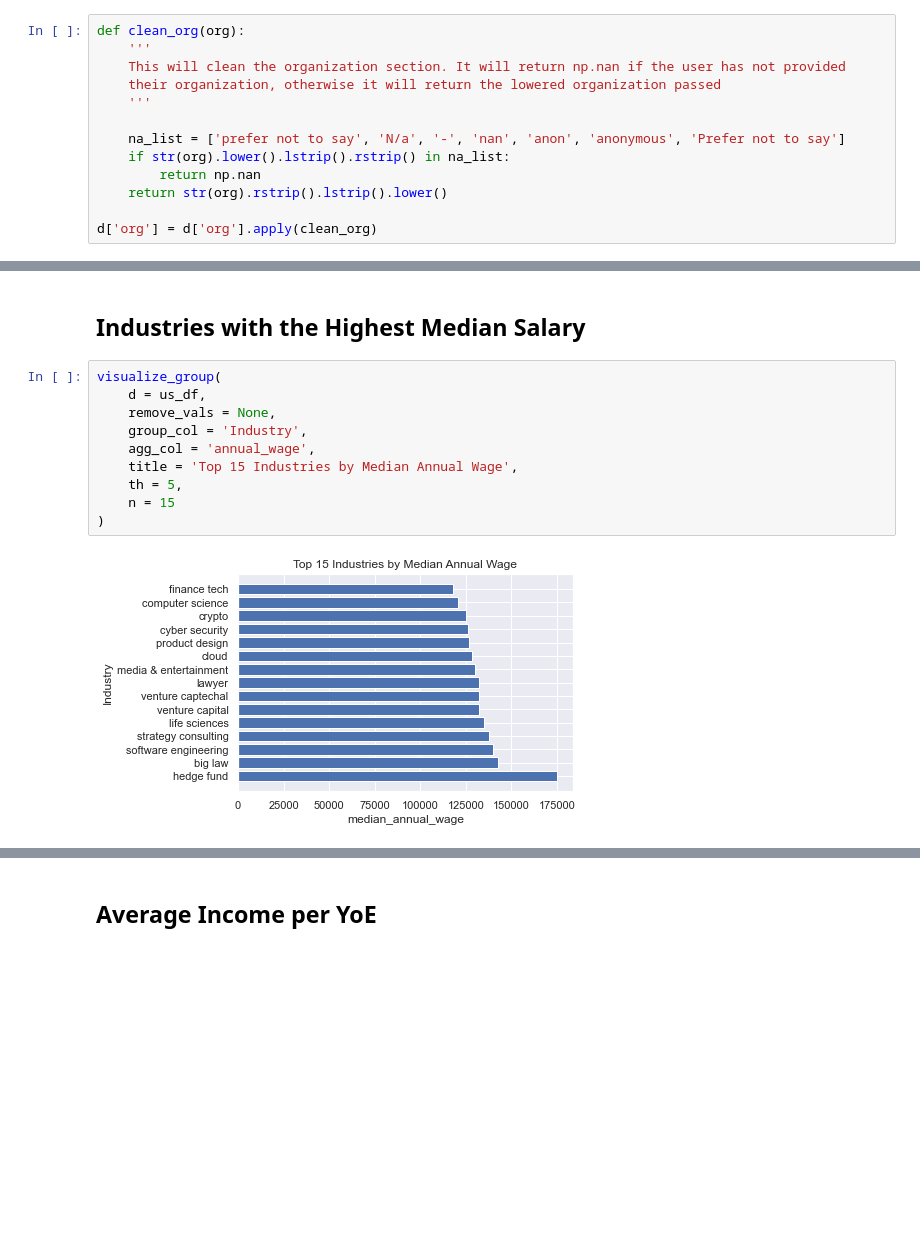
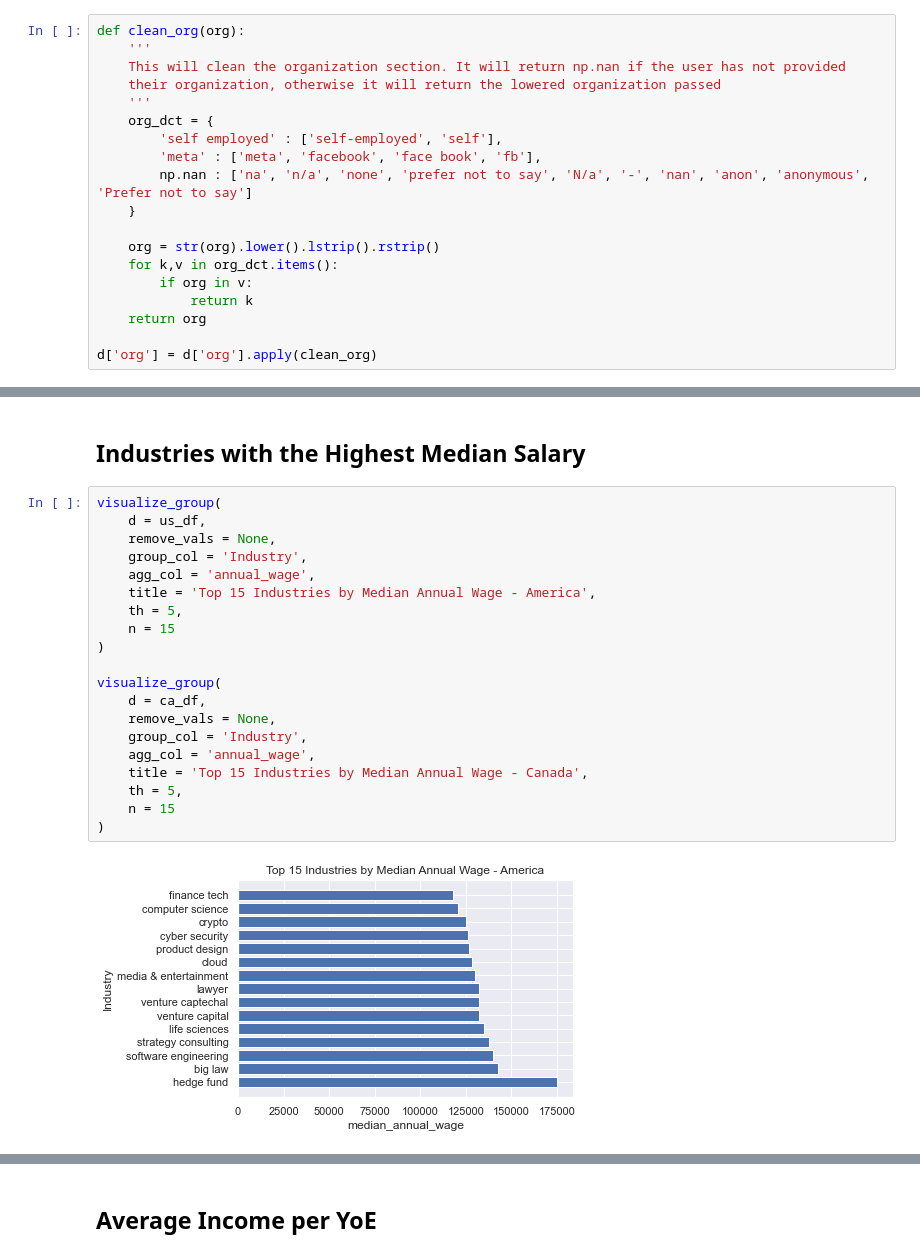
Before and after one commit to vatsal220/medium_articles, a Jupyter notebook: salary_analytics/salary.ipynb, the cells around one changed output, grey strips where cells are left out. Drawn from its saved outputs; the diff is of its cells as text; blank space fills up the shorter version.

```diff
--- a/salary_analytics/salary.ipynb
+++ b/salary_analytics/salary.ipynb
@@ -132,11 +132,17 @@ def clean_org(org):
     This will clean the organization section. It will return np.nan if the user has not provided
     their organization, otherwise it will return the lowered organization passed
     '''
+    org_dct = {
+        'self employed' : ['self-employed', 'self'],
+        'meta' : ['meta', 'facebook', 'face book', 'fb'],
+        np.nan : ['na', 'n/a', 'none', 'prefer not to say', 'N/a', '-', 'nan', 'anon', 'anonymous', 'Prefer not to say']
+    }
 
-    na_list = ['prefer not to say', 'N/a', '-', 'nan', 'anon', 'anonymous', 'Prefer not to say']
-    if str(org).lower().lstrip().rstrip() in na_list:
-        return np.nan
-    return str(org).rstrip().lstrip().lower()
+    org = str(org).lower().lstrip().rstrip()
+    for k,v in org_dct.items():
+        if org in v:
+            return k
+    return org
 
 d['org'] = d['org'].apply(clean_org)
 # %%
@@ -430,12 +435,22 @@ visualize_group(
 # %%
 visualize_group(
     d = us_df,
     remove_vals = None,
     group_col = 'Industry',
     agg_col = 'annual_wage',
-    title = 'Top 15 Industries by Median Annual Wage',
+    title = 'Top 15 Industries by Median Annual Wage - America',
     th = 5,
     n = 15
 )
+
+visualize_group(
+    d = ca_df,
+    remove_vals = None,
+    group_col = 'Industry',
+    agg_col = 'annual_wage',
+    title = 'Top 15 Industries by Median Annual Wage - Canada',
+    th = 5,
+    n = 15
+)
 # %% [output]
-[figure, old version]
+[figure, new version]
```
Also changed, not shown: parts of 18 cells of this notebook.
